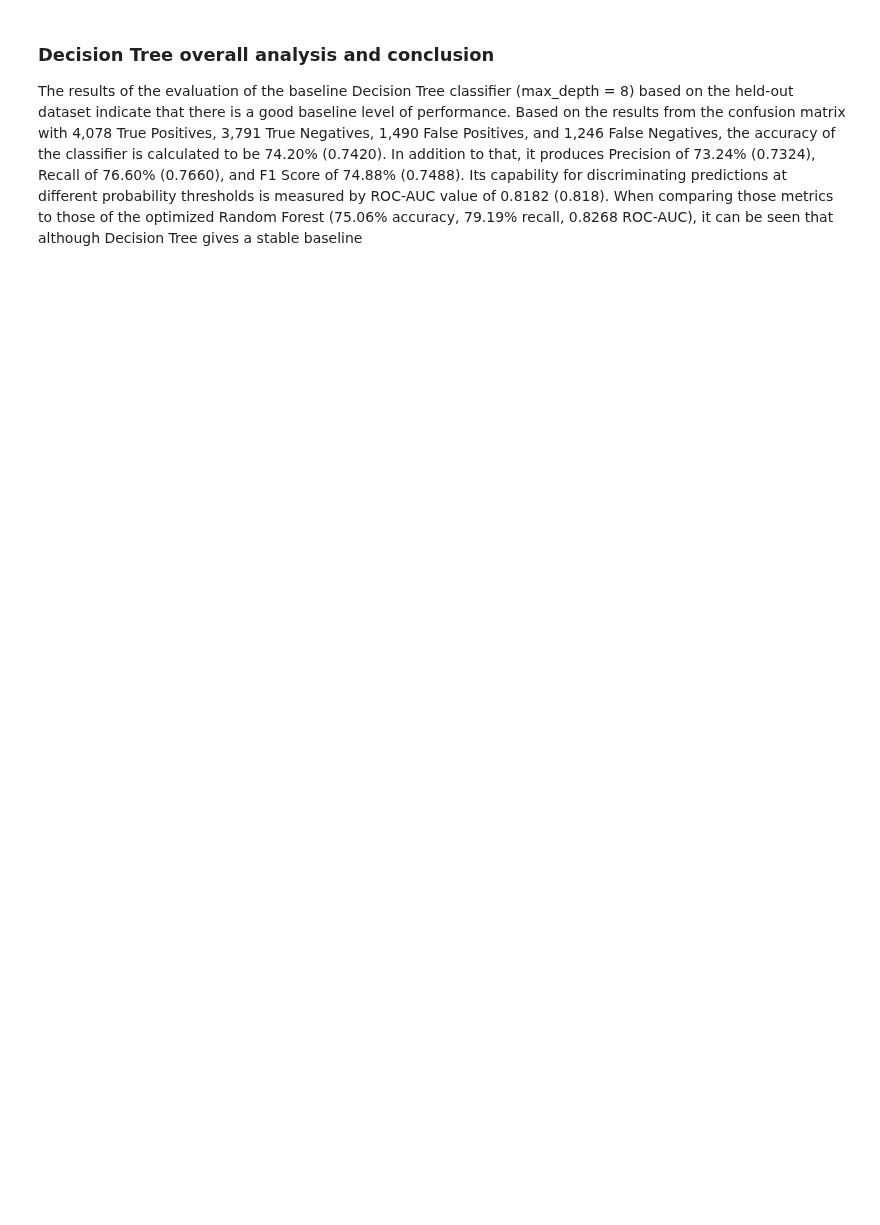
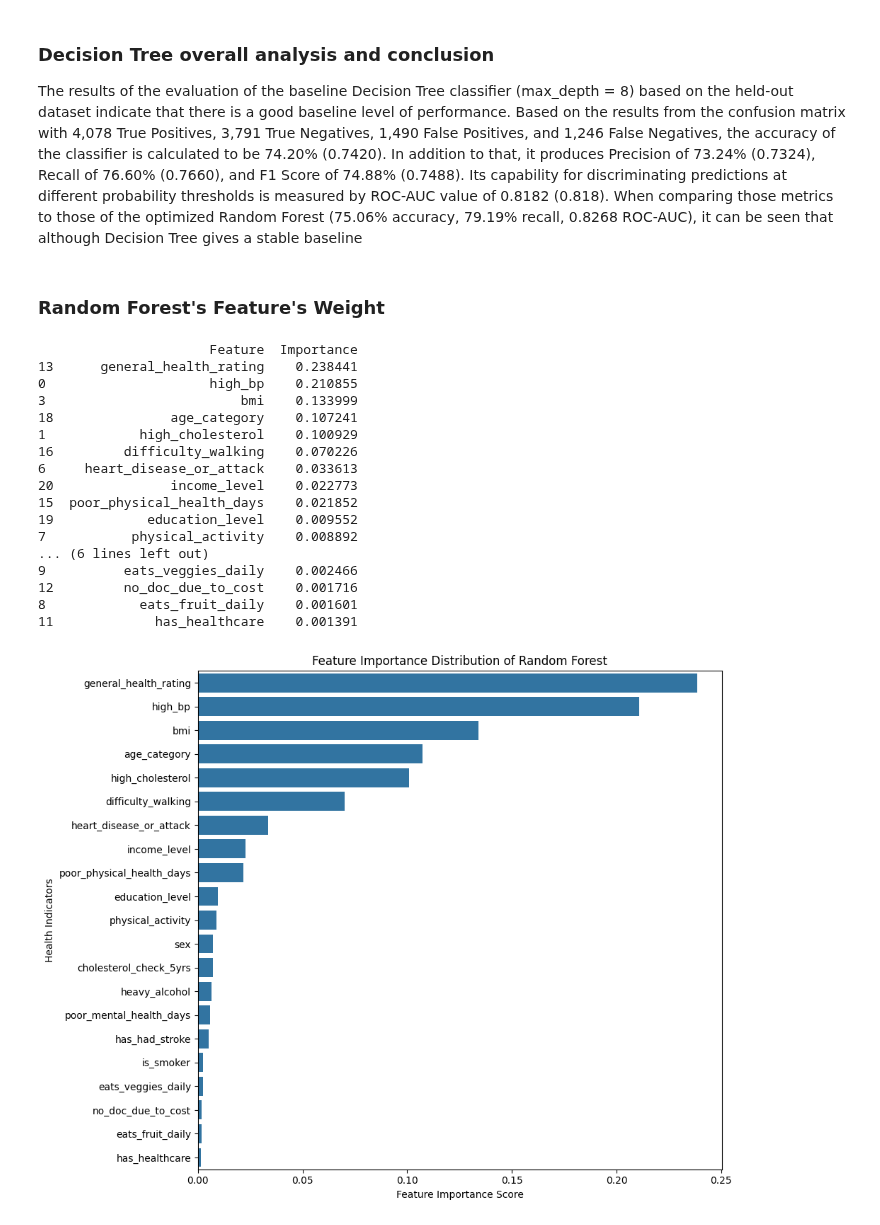
Before and after one commit to tikadatta2005/DENGUE, a Jupyter notebook: main.ipynb, the cells around one changed output. Cells and saved outputs as stored; diff of their text form; code cells hidden in the pictures; blank space fills up the shorter version.

Commit message:
update/ all values calulated and completed:

```diff
--- a/main.ipynb
+++ b/main.ipynb
@@ -648,3 +726,62 @@ test_metrics_dt
 # %% [markdown]
 ### Decision Tree overall analysis and conclusion
 The results of the evaluation of the baseline Decision Tree classifier (max_depth = 8) based on the held-out dataset indicate that there is a good baseline level of performance. Based on the results from the confusion matrix with 4,078 True Positives, 3,791 True Negatives, 1,490 False Positives, and 1,246 False Negatives, the accuracy of the classifier is calculated to be 74.20% (0.7420). In addition to that, it produces Precision of 73.24% (0.7324), Recall of 76.60% (0.7660), and F1 Score of 74.88% (0.7488). Its capability for discriminating predictions at different probability thresholds is measured by ROC-AUC value of 0.8182 (0.818). When comparing those metrics to those of the optimized Random Forest (75.06% accuracy, 79.19% recall, 0.8268 ROC-AUC), it can be seen that although Decision Tree gives a stable baseline
+# %% [markdown]
+### Random Forest's Feature's Weight
+# %%
+# Get feature importance from Random Forest
+feature_importance = pd.DataFrame({
+    "Feature": X_train.columns,
+    "Importance": random_forest.feature_importances_
+})
+
+# Sort features by importance
+feature_importance = feature_importance.sort_values(
+    by="Importance",
+    ascending=False
+)
+
+# Display importance values
+print(feature_importance)
+
+# Plot feature importance
+plt.figure(figsize=(10, 8))
+
+sns.barplot(
+    data=feature_importance,
+    x="Importance",
+    y="Feature"
+)
+
+plt.xlabel("Feature Importance Score")
+plt.ylabel("Health Indicators")
+plt.title("Feature Importance Distribution of Random Forest")
+
+plt.tight_layout()
+
+plt.savefig(
+    "./resources/random_forest_feature_importance.png",
+    dpi=300,
+    bbox_inches="tight"
+)
+
+plt.show()
+# %% [output]
+                      Feature  Importance
+13      general_health_rating    0.238441
+0                     high_bp    0.210855
+3                         bmi    0.133999
+18               age_category    0.107241
+1            high_cholesterol    0.100929
+16         difficulty_walking    0.070226
+6     heart_disease_or_attack    0.033613
+20               income_level    0.022773
+15  poor_physical_health_days    0.021852
+19            education_level    0.009552
+7           physical_activity    0.008892
+... (6 lines left out)
+9          eats_veggies_daily    0.002466
+12         no_doc_due_to_cost    0.001716
+8            eats_fruit_daily    0.001601
+11             has_healthcare    0.001391
+[figure, added]
```
Also changed, not shown: parts of 10 cells of this notebook, 4 other files.
